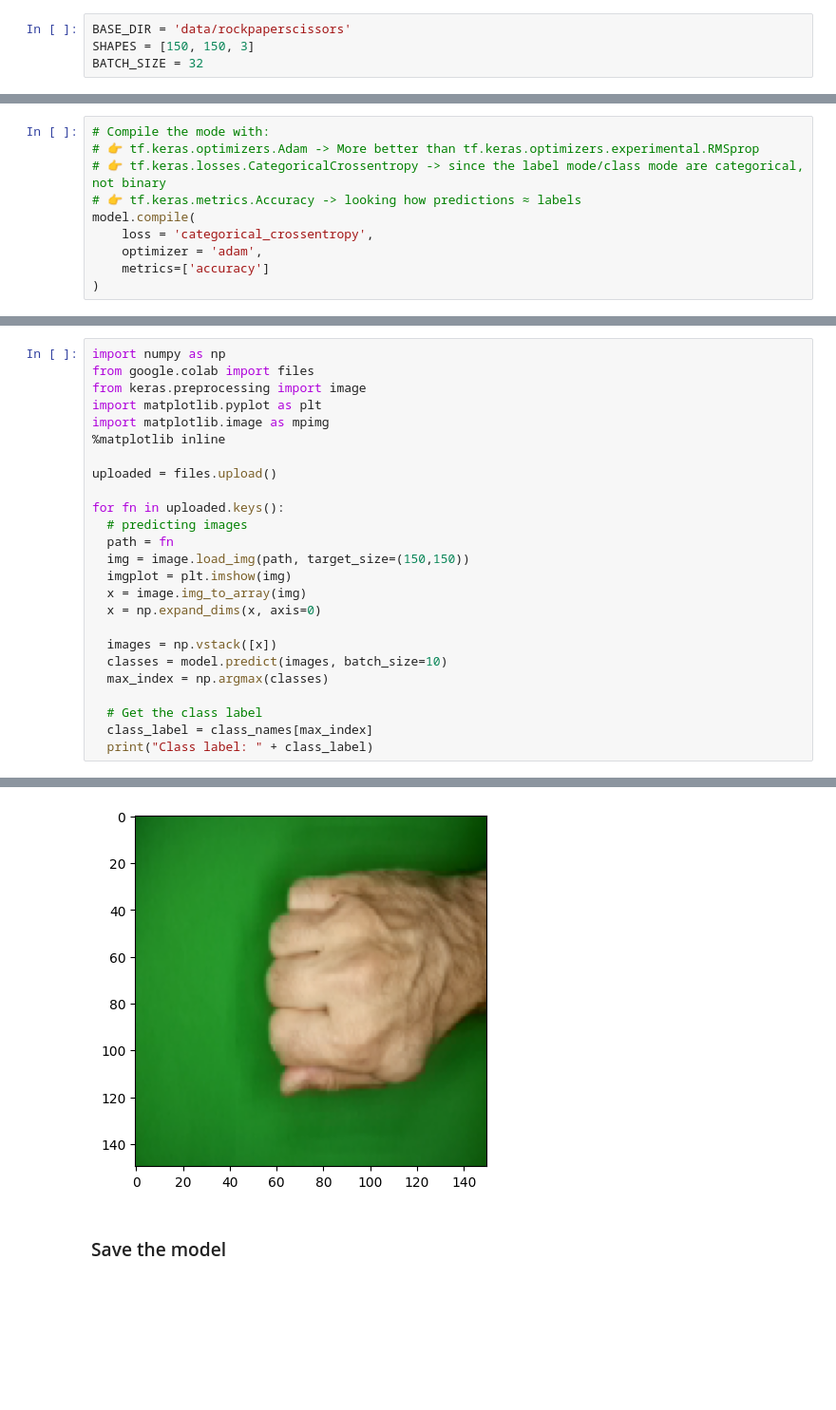
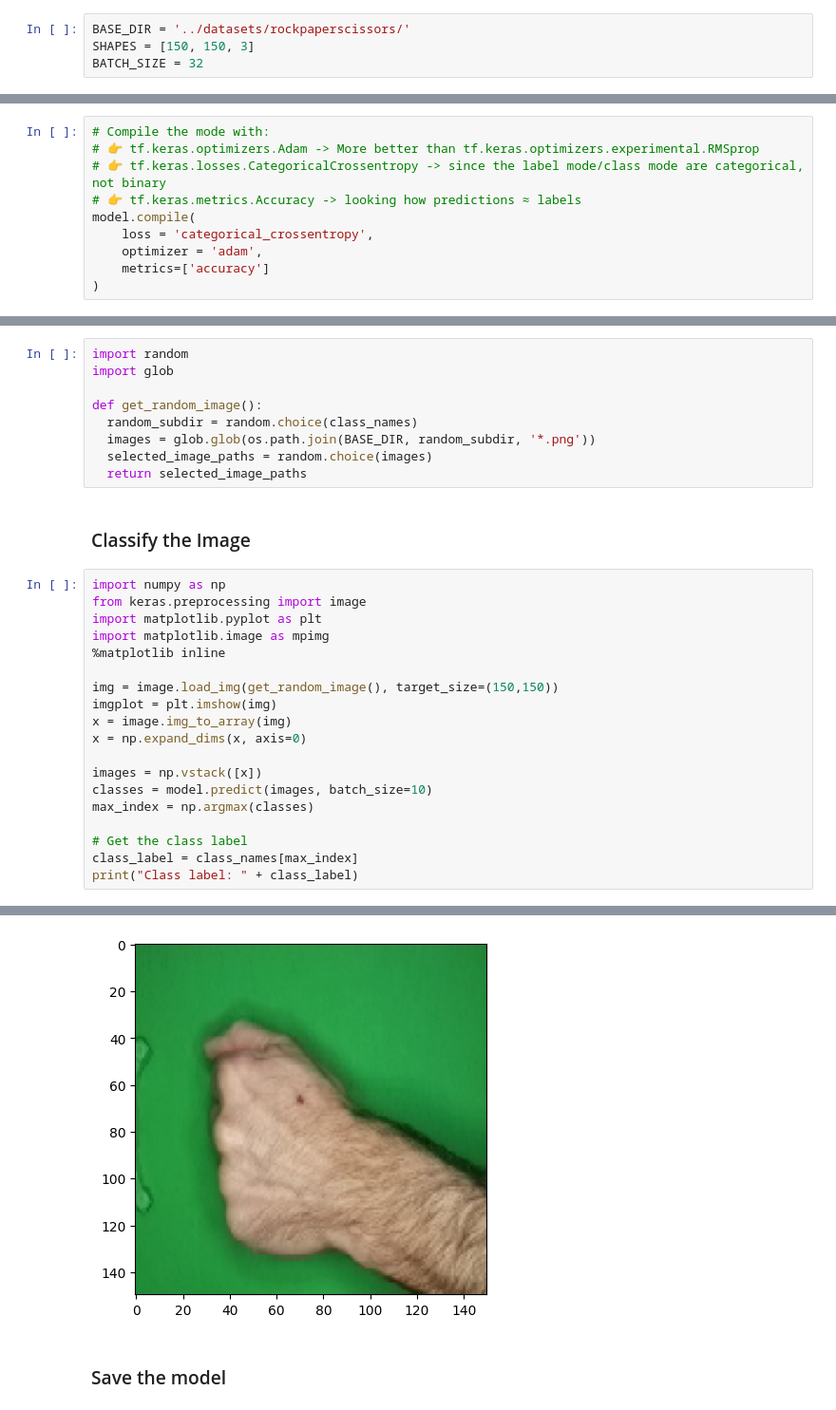
Before and after one commit to buteops/notebooks, a Jupyter notebook: notebooks/rockpaperscissors.ipynb, the cells around one changed output, grey strips where cells are left out. Shown at 95% size. Drawn from its saved outputs; the diff is of its cells as text; blank space fills up the shorter version.

```diff
--- a/notebooks/rockpaperscissors.ipynb
+++ b/notebooks/rockpaperscissors.ipynb
@@ -48,7 +59,7 @@ zip_ref.close()
 # %% [markdown]
 ### Base Config
 # %%
-BASE_DIR = 'data/rockpaperscissors'
+BASE_DIR = '../datasets/rockpaperscissors/'
 SHAPES = [150, 150, 3]
 BATCH_SIZE = 32
 # %% [markdown]
@@ -168,26 +196,31 @@ Reached more 95% accuracy so cancelling training!
+# %%
+import random
+import glob
+
+def get_random_image():
+  random_subdir = random.choice(class_names)
+  images = glob.glob(os.path.join(BASE_DIR, random_subdir, '*.png'))
+  selected_image_paths = random.choice(images)
+  return selected_image_paths
+# %% [markdown]
+### Classify the Image
 # %%
 import numpy as np
-from google.colab import files
 from keras.preprocessing import image
 import matplotlib.pyplot as plt
 import matplotlib.image as mpimg
 %matplotlib inline
 
-uploaded = files.upload()
+img = image.load_img(get_random_image(), target_size=(150,150))
+imgplot = plt.imshow(img)
+x = image.img_to_array(img)
+x = np.expand_dims(x, axis=0)
 
-for fn in uploaded.keys():
-  # predicting images
-  path = fn
-  img = image.load_img(path, target_size=(150,150))
-  imgplot = plt.imshow(img)
-  x = image.img_to_array(img)
-  x = np.expand_dims(x, axis=0)
+images = np.vstack([x])
+classes = model.predict(images, batch_size=10)
+max_index = np.argmax(classes)
 
-  images = np.vstack([x])
-  classes = model.predict(images, batch_size=10)
-  max_index = np.argmax(classes)
-
-  # Get the class label
-  class_label = class_names[max_index]
-  print("Class label: " + class_label)
+# Get the class label
+class_label = class_names[max_index]
+print("Class label: " + class_label)
 # %% [output]
@@ -197,5 +228,5 @@ Saving 1UXuUYJ4rVj2eSvt.png to 1UXuUYJ4rVj2eSvt.png
 Class label: rock
-[figure, old version]
+[figure, new version]
 # %% [markdown]
 ### Save the model
 # %%
```
Also changed, not shown: parts of 10 cells of this notebook.
